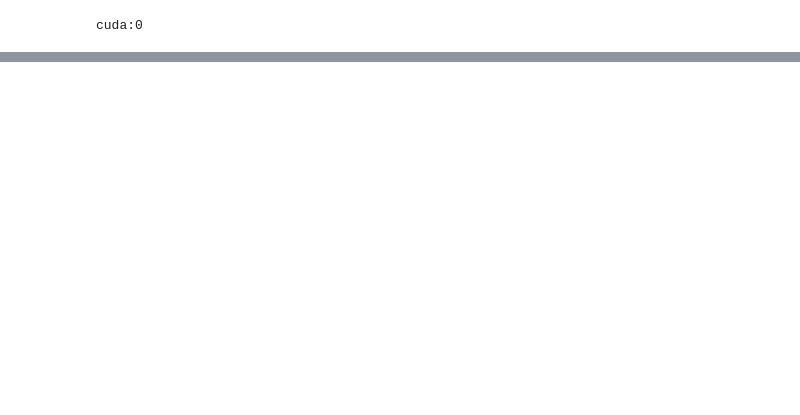
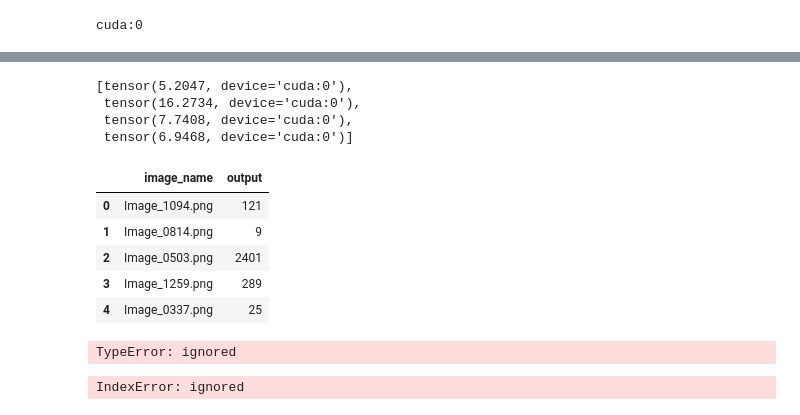
Before and after one commit to BuddGao/DL-Competition, a Jupyter notebook: competition.ipynb, the cells around one changed output, grey strips where cells are left out. Cells and saved outputs as stored; diff of their text form; code cells hidden in the pictures; blank space fills up the shorter version.

```diff
--- a/competition.ipynb
+++ b/competition.ipynb
@@ -181,12 +184,12 @@ def generate_index(dat,k):
     return pd.DataFrame(index['train_index']).T,pd.DataFrame(index['val_index']).T
 # %%
 # get links form subjects to images
-df = pd.read_csv('drive/MyDrive/DL_Project/Train.csv')
+dfl = pd.read_csv('drive/MyDrive/DL_Project/Train.csv')
 subtoimage = []
 le = []
 for sub in range(0,covid_dataset_train_val[-1]['subject']+1):
-  subtoimage.append(df[df['0'] == sub].index.tolist())
-  le.append(len(df[df['0'] == sub].index.tolist()))
+  subtoimage.append(dfl[dfl['0'] == sub].index.tolist())
+  le.append(len(dfl[dfl['0'] == sub].index.tolist()))
 # %%
 # get images' index form subjects' index
 def get_image_index(subindex,subtoimage):
@@ -285,10 +257,3 @@ class CNN1(nn.Module):
         #print(x.size()) # [8, 8, 4, 4]
         label = self.fc1(x.reshape(bs, -1))  # [8, 128]
         return label
-# %%
-#Setting model and moving to device
-model_CNN = CNN1(True).to(device)
-
-criterion = nn.SmoothL1Loss()
-#optimizer = optim.SGD(model_CNN.parameters(), lr=0.001, momentum=0.9)
-optimizer = optim.Adam(model_CNN.parameters(), lr=0.001)
@@ -297,11 +260,13 @@ Downloading: "https://download.pytorch.org/models/resnet34-333f7ec4.pth" to /roo
 # %%
-def train_model(model, criterion, optimizer, n_epochs=10):
+def train_model(model, criterion, optimizer, n_epochs=11):
     """returns trained model"""
     # initialize tracker for minimum validation loss
     valid_loss_min = np.Inf
     for epoch in range(1, n_epochs):
         train_loss = 0.0
         valid_loss = 0.0
+        mse = 0
+        mymse = 0
         # train the model #
         model.train()
         for batch_idx, sample_batched in enumerate(train_dataloader):
@@ -335,10 +300,12 @@ def train_model(model, criterion, optimizer, n_epochs=10):
 
         ## TODO: save the model if validation loss has decreased
         if valid_loss < valid_loss_min:
-            torch.save(model, 'drive/MyDrive/DL_Project/model.pt')
+            torch.save(model.state_dict(), 'drive/MyDrive/DL_Project/model.pth')
             print('Validation loss decreased ({:.6f} --> {:.6f}).  Saving model ...'.format(
             valid_loss_min,
             valid_loss))
             valid_loss_min = valid_loss
+
+
     # return trained model
     return model,valid_loss_min
@@ -365,4 +386,11 @@ NameError: ignored
+# %%
+valid_cvloss
+# %% [output]
+[tensor(5.2047, device='cuda:0'),
+ tensor(16.2734, device='cuda:0'),
+ tensor(7.7408, device='cuda:0'),
+ tensor(6.9468, device='cuda:0')]
 # %%
 #Extracting image name from the image path
-df['image_name']=df['image_name'].str.split("/").str[-1]
+test_df[0]['image_name']=test_df[0]['image_name'].str.split("/").str[-1]
 # %%
@@ -371,0 +398,9 @@ df.head()
+# %%
+test_df[0].head()
+# %% [output]
+|  | image_name | output |
+| 0 | Image_1094.png | 121 |
+| 1 | Image_0814.png | 9 |
+| 2 | Image_0503.png | 2401 |
+| 3 | Image_1259.png | 289 |
+| 4 | Image_0337.png | 25 |
@@ -371,0 +409,8 @@ df.head()
+# %%
+test_df[0]['output'] = test_df[0]['output']*test_df[0]['output']
+# %% [output]
+TypeError: ignored
+# %%
+test_df[0]
+# %% [output]
+IndexError: ignored
```
Also changed, not shown: parts of 12 cells of this notebook.
